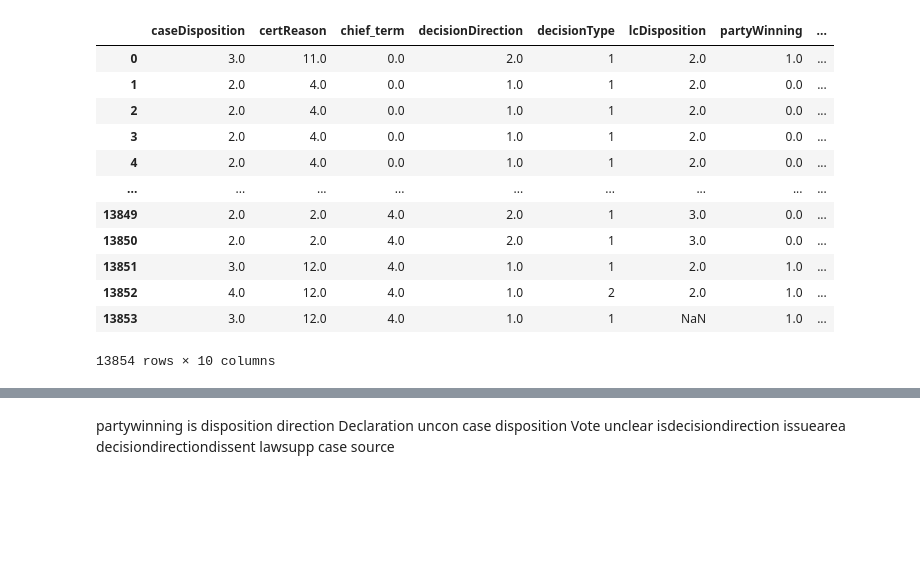
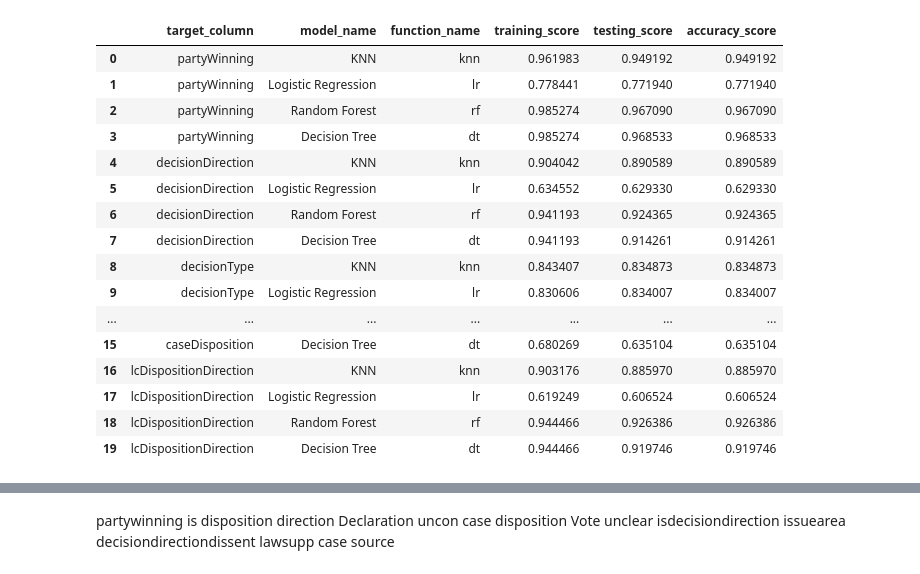
Before and after one commit to dipeshpandya/team_gohan, a Jupyter notebook: function_based_model.ipynb, the cells around one changed output, grey strips where cells are left out. Cells and saved outputs as stored; diff of their text form; code cells hidden in the pictures; blank space fills up the shorter version.

```diff
--- a/function_based_model.ipynb
+++ b/function_based_model.ipynb
@@ -409,50 +259,29 @@ trained_model
-# %%
-df=pd.read_csv('https://docs.google.com/spreadsheets/d/1_ODNIn5n1k9RSVr_7gV2On4idZ6v0B2XPeMhCD18kio/pub?gid=1188863554&single=true&output=csv')
-#df.head()
-
-chiefs = df['chief'].unique()
-x = 0
-for chief in chiefs:
-    #print(chief)
-    df.loc[df['chief'] == chief, 'chief_term'] = x
-    #dfcoyp['chief_term'] = x
-    x = x + 1
-dfwork = df[[
-#"issueArea",
-"decisionDirection",
-"decisionType",
-"threeJudgeFdc",
-"certReason",
-"lcDisposition",
-"partyWinning",
-"majVotes",
-"chief_term",
-"minVotes",
-"caseDisposition"
-]]
-y=df[[target]]
-X = dfwork.drop(columns=y)
-dfwork= dfwork.sort_index(axis=1)
-columns_to_move = ['majVotes', 'minVotes']
-remaining_columns = [col for col in dfwork.columns if col not in columns_to_move]
-dfwork = dfwork[remaining_columns + columns_to_move]
-
-dfwork= dfwork.sort_index(axis=1)
-columns_to_move = ['majVotes', 'minVotes']
-remaining_columns = [col for col in dfwork.columns if col not in columns_to_move]
-dfwork = dfwork[remaining_columns + columns_to_move]
-dfwork
-# %% [output]
-|  | caseDisposition | certReason | chief_term | decisionDirection | decisionType | lcDisposition | partyWinning | ... |
-| 0 | 3.0 | 11.0 | 0.0 | 2.0 | 1 | 2.0 | 1.0 | ... |
-| 1 | 2.0 | 4.0 | 0.0 | 1.0 | 1 | 2.0 | 0.0 | ... |
-| 2 | 2.0 | 4.0 | 0.0 | 1.0 | 1 | 2.0 | 0.0 | ... |
-| 3 | 2.0 | 4.0 | 0.0 | 1.0 | 1 | 2.0 | 0.0 | ... |
-| 4 | 2.0 | 4.0 | 0.0 | 1.0 | 1 | 2.0 | 0.0 | ... |
-| ... | ... | ... | ... | ... | ... | ... | ... | ... |
-| 13849 | 2.0 | 2.0 | 4.0 | 2.0 | 1 | 3.0 | 0.0 | ... |
-| 13850 | 2.0 | 2.0 | 4.0 | 2.0 | 1 | 3.0 | 0.0 | ... |
-| 13851 | 3.0 | 12.0 | 4.0 | 1.0 | 1 | 2.0 | 1.0 | ... |
-| 13852 | 4.0 | 12.0 | 4.0 | 1.0 | 2 | 2.0 | 1.0 | ... |
-| 13853 | 3.0 | 12.0 | 4.0 | 1.0 | 1 | NaN | 1.0 | ... |
-13854 rows × 10 columns
+# %%
+targets = ('partyWinning', 'decisionDirection', 'decisionType', 'caseDisposition', 'lcDispositionDirection')
+model_score = []
+for target in targets:
+
+    X_train, X_test, y_train, y_test, target = run_model(target)
+    models(X_train, X_test, y_train, y_test, target)
+
+model_scores = pd.DataFrame(model_score)
+
+model_scores
+# %% [output]
+|  | target_column | model_name | function_name | training_score | testing_score | accuracy_score |
+| 0 | partyWinning | KNN | knn | 0.961983 | 0.949192 | 0.949192 |
+| 1 | partyWinning | Logistic Regression | lr | 0.778441 | 0.771940 | 0.771940 |
+| 2 | partyWinning | Random Forest | rf | 0.985274 | 0.967090 | 0.967090 |
+| 3 | partyWinning | Decision Tree | dt | 0.985274 | 0.968533 | 0.968533 |
+| 4 | decisionDirection | KNN | knn | 0.904042 | 0.890589 | 0.890589 |
+| 5 | decisionDirection | Logistic Regression | lr | 0.634552 | 0.629330 | 0.629330 |
+| 6 | decisionDirection | Random Forest | rf | 0.941193 | 0.924365 | 0.924365 |
+| 7 | decisionDirection | Decision Tree | dt | 0.941193 | 0.914261 | 0.914261 |
+| 8 | decisionType | KNN | knn | 0.843407 | 0.834873 | 0.834873 |
+| 9 | decisionType | Logistic Regression | lr | 0.830606 | 0.834007 | 0.834007 |
+| ... | ... | ... | ... | ... | ... | ... |
+| 15 | caseDisposition | Decision Tree | dt | 0.680269 | 0.635104 | 0.635104 |
+| 16 | lcDispositionDirection | KNN | knn | 0.903176 | 0.885970 | 0.885970 |
+| 17 | lcDispositionDirection | Logistic Regression | lr | 0.619249 | 0.606524 | 0.606524 |
+| 18 | lcDispositionDirection | Random Forest | rf | 0.944466 | 0.926386 | 0.926386 |
+| 19 | lcDispositionDirection | Decision Tree | dt | 0.944466 | 0.919746 | 0.919746 |
```
Also changed, not shown: parts of 19 cells of this notebook.
